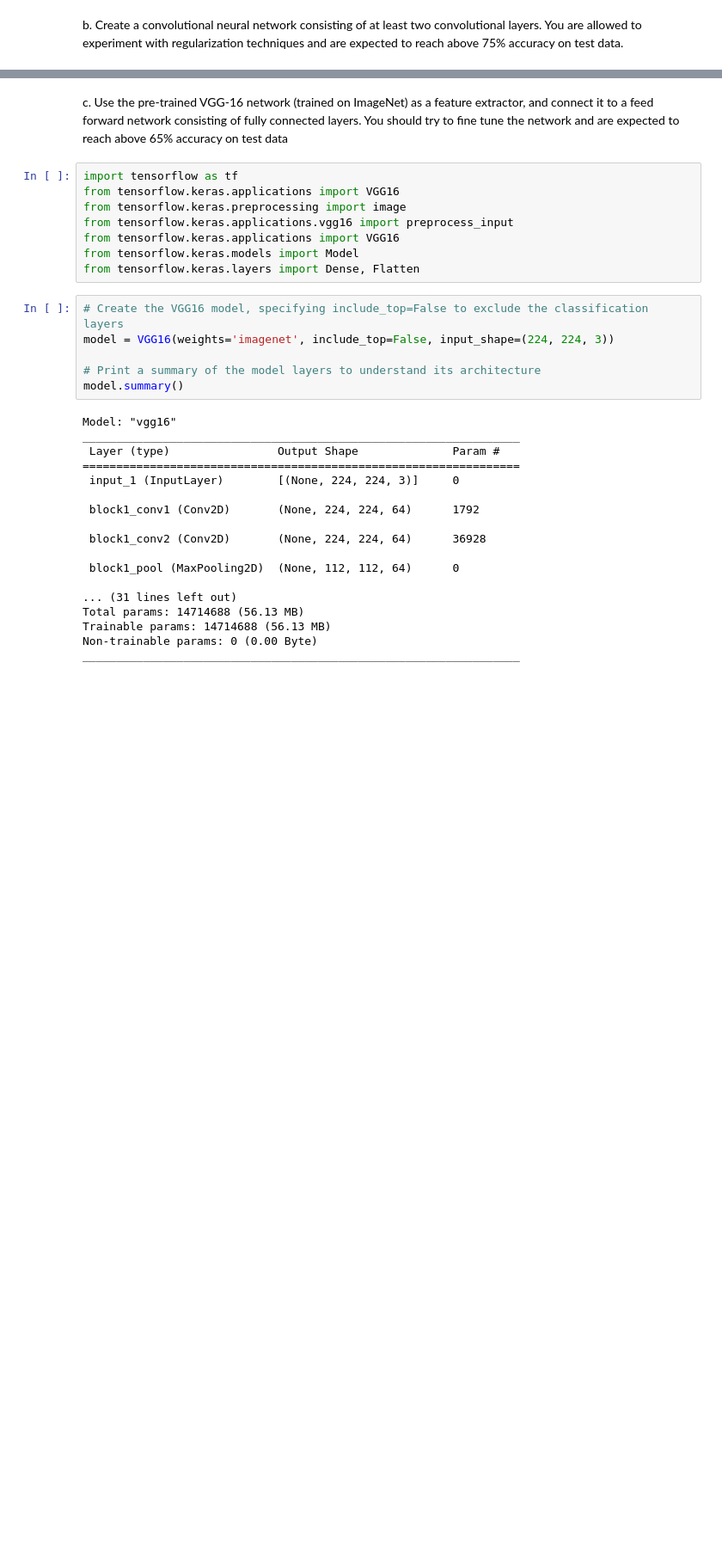
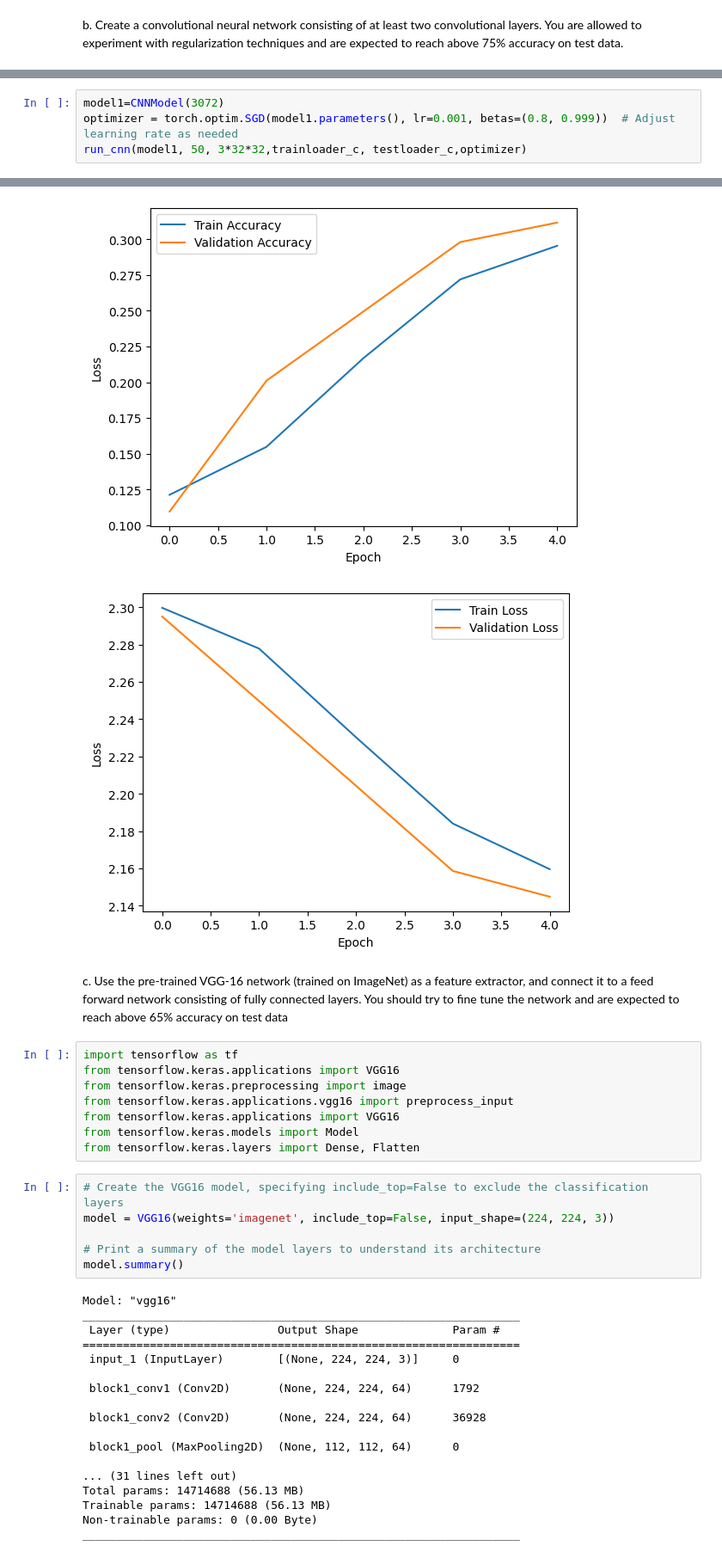
Before and after one commit to Afsah-Hyder/CV_recitation, a Jupyter notebook: CV_Assignment_01.ipynb, the cells around one changed output, grey strips where cells are left out. Shown at 86% size. Drawn from its saved outputs; the diff is of its cells as text; blank space fills up the shorter version.

```diff
--- a/CV_Assignment_01.ipynb
+++ b/CV_Assignment_01.ipynb
@@ -491,0 +559,5 @@ plt.show()
+# %%
+model1=CNNModel(3072)
+optimizer = torch.optim.SGD(model1.parameters(), lr=0.001, betas=(0.8, 0.999))  # Adjust learning rate as needed
+run_cnn(model1, 50, 3*32*32,trainloader_c, testloader_c,optimizer)
+# %% [output]
@@ -492,3 +569,5 @@ plt.show()
+[figure, added]
+[figure, added]
 # %% [markdown]
 c. Use the pre-trained VGG-16 network (trained on ImageNet) as a feature extractor, and connect it to a feed
 forward network consisting of fully connected layers. You should try to fine tune the network and are expected
```
Also changed, not shown: parts of 28 cells of this notebook.
